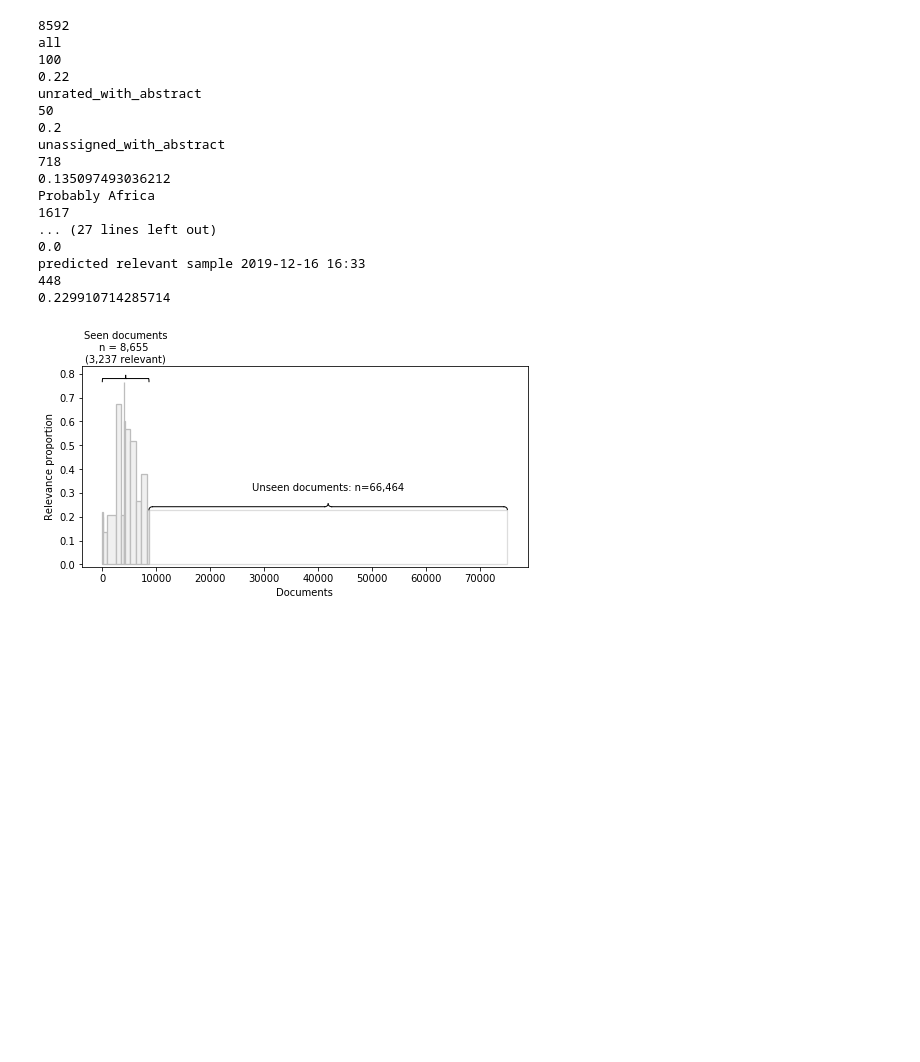
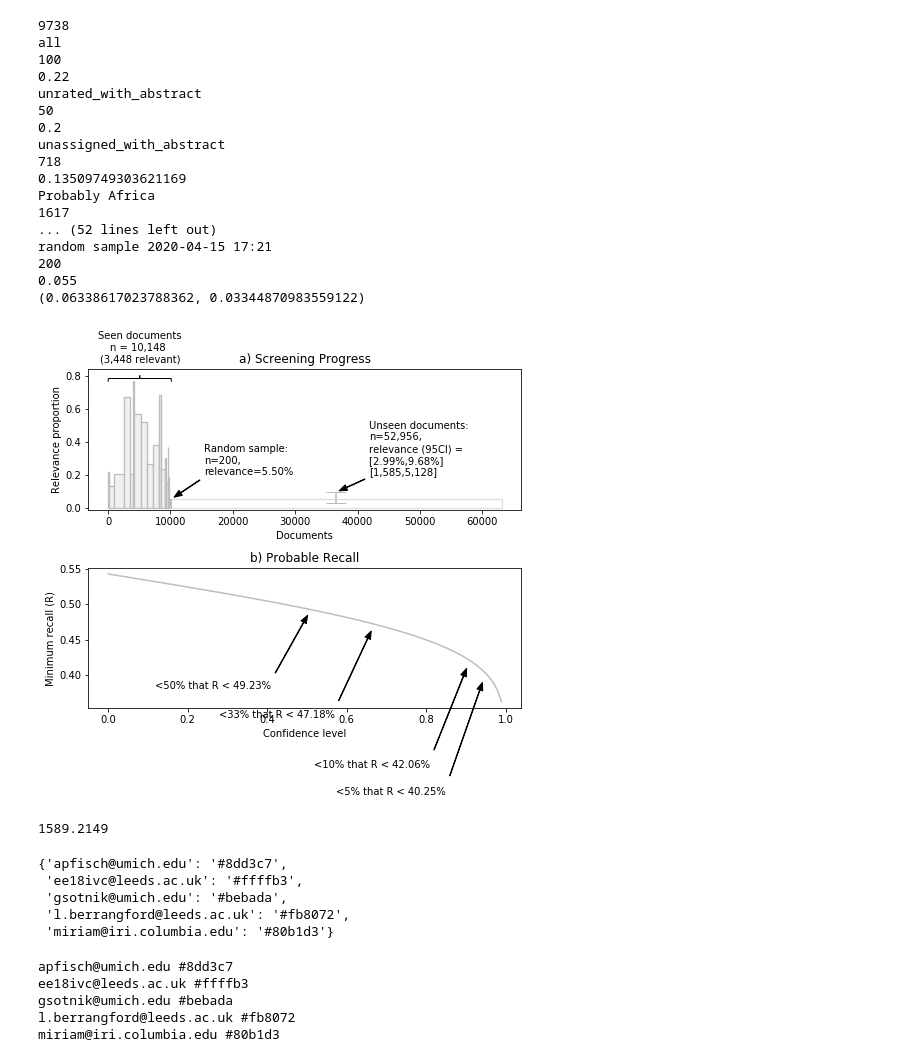
Before and after one commit to mcc-apsis/adaptation-tracking, a Jupyter notebook: progress.ipynb, the cells around one changed output. Cells and saved outputs as stored; diff of their text form; code cells hidden in the pictures; blank space fills up the shorter version.

```diff
--- a/progress.ipynb
+++ b/progress.ipynb
@@ -69,0 +73,2 @@ tags
+# %%
+db2 = Category.objects.get(pk=363)
@@ -69,0 +232,4 @@ tags
+# %%
+fig, ax = plt.subplots()
+plot_alphas(12,800, 2041, 52356, ax = ax)
+plt.show()
@@ -70,17 +238,19 @@ tags
 # %%
 r_in_tags = DocOwnership.objects.filter(relevant__gt=0,tag__in=tags).values_list('doc__pk',flat=True)
+
+exclude_tag = Tag.objects.get(query=qid, title="No abstract")
 
 print(len(set(r_in_tags)))
 
 other_docs = Doc.objects.filter(
     query=qid
 ).exclude(
-    pk__in=set(r_in_tags)
+    pk__in=set(r_in_tags) | set(Doc.objects.filter(tag=exclude_tag).values_list('pk',flat=True)),
 )
 
 unseen = other_docs.count()
 
-r_in_tags = DocOwnership.objects.filter(relevant=1, tag__in=tags)
+r_in_tags = DocOwnership.objects.filter(relevant=1, tag__in=tags).values_list('doc__pk',flat=True)
 r_docs = Doc.objects.filter(pk__in=r_in_tags).count()
 
 alpha = 0.95
@@ -157,38 +327,66 @@ if "random" in t.title:
         (n+w*0.5,sum(r_hat)),
         xytext=(n+w*0.6, 0.2),
         arrowprops=dict(facecolor='black',
                         shrink=0.08,width=0.5,headwidth=6,headlength=8
                        )
     )
     plot_alphas(t.rel_docs, t.seen_docs, r_docs, unseen, ax = axs[1])
 
     axs[1].set_title("b) Probable Recall")
     axs[0].set_title("a) Screening Progress")
 else:
     curlyBrace(
         fig, ax, (n,t.relevance+ab_bottom), (n+w,t.relevance+ab_bottom), 0.01,
         bool_auto=True, str_text=f"Unseen documents: n={w:,}", color="black", lw=1, int_line_num=1
     )
 
 fig.tight_layout()
 
 plt.show()
 # %% [output]
-8592
+9738
 all
 100
 0.22
 unrated_with_abstract
 50
 0.2
 unassigned_with_abstract
 718
-0.135097493036212
+0.13509749303621169
 Probably Africa
 1617
-... (27 lines left out)
-0.0
-predicted relevant sample 2019-12-16 16:33
-448
-0.229910714285714
+... (52 lines left out)
+random sample 2020-04-15 17:21
+200
+0.055
+(0.06338617023788362, 0.03344870983559122)
-[figure, old version]
+[figure, new version]
+# %%
+53151*0.0299
+# %% [output]
+1589.2149
+# %%
+udict = {}
+users = DocOwnership.objects.filter(
+    tag__in=tags
+).distinct('user__username').values_list('user__username',flat=True)
+colours = ['#8dd3c7','#ffffb3','#bebada','#fb8072','#80b1d3']
+for i,u in enumerate(users):
+    udict[u] = colours[i]
+udict
+# %% [output]
+{'apfisch@umich.edu': '#8dd3c7',
+ 'ee18ivc@leeds.ac.uk': '#ffffb3',
+ 'gsotnik@umich.edu': '#bebada',
+ 'l.berrangford@leeds.ac.uk': '#fb8072',
+ 'miriam@iri.columbia.edu': '#80b1d3'}
+# %%
+for name, c in udict.items():
+    print(name, c)
+# %% [output]
+apfisch@umich.edu #8dd3c7
+ee18ivc@leeds.ac.uk #ffffb3
+gsotnik@umich.edu #bebada
+l.berrangford@leeds.ac.uk #fb8072
+miriam@iri.columbia.edu #80b1d3
```
Also changed, not shown: parts of 25 cells of this notebook, 7 other files.
